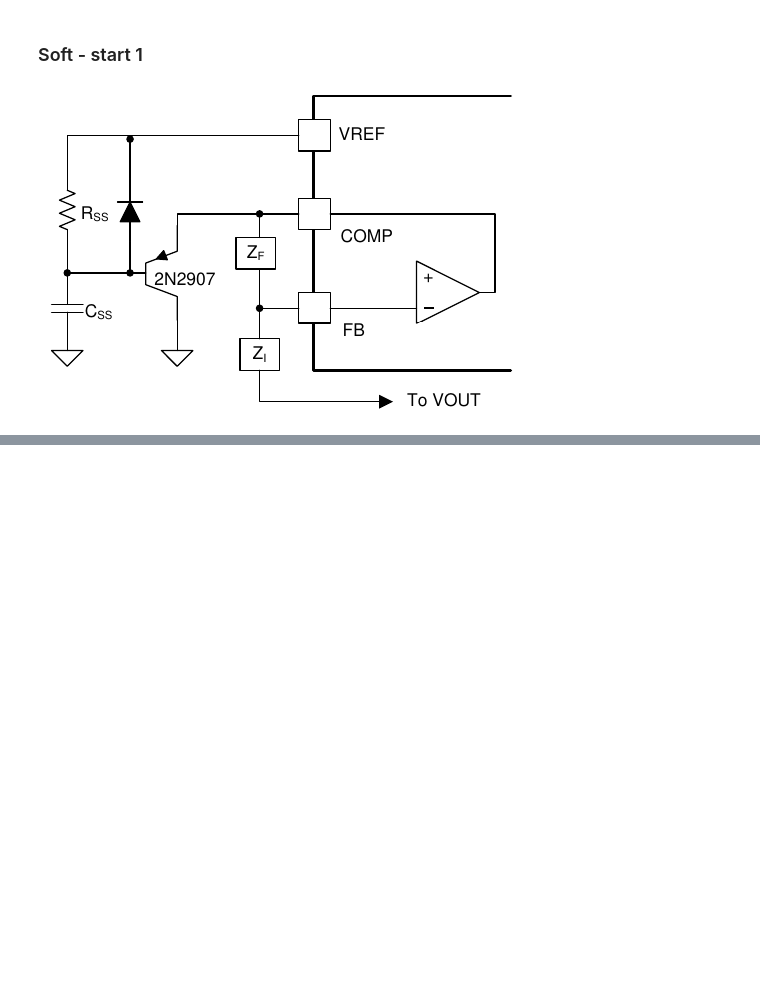
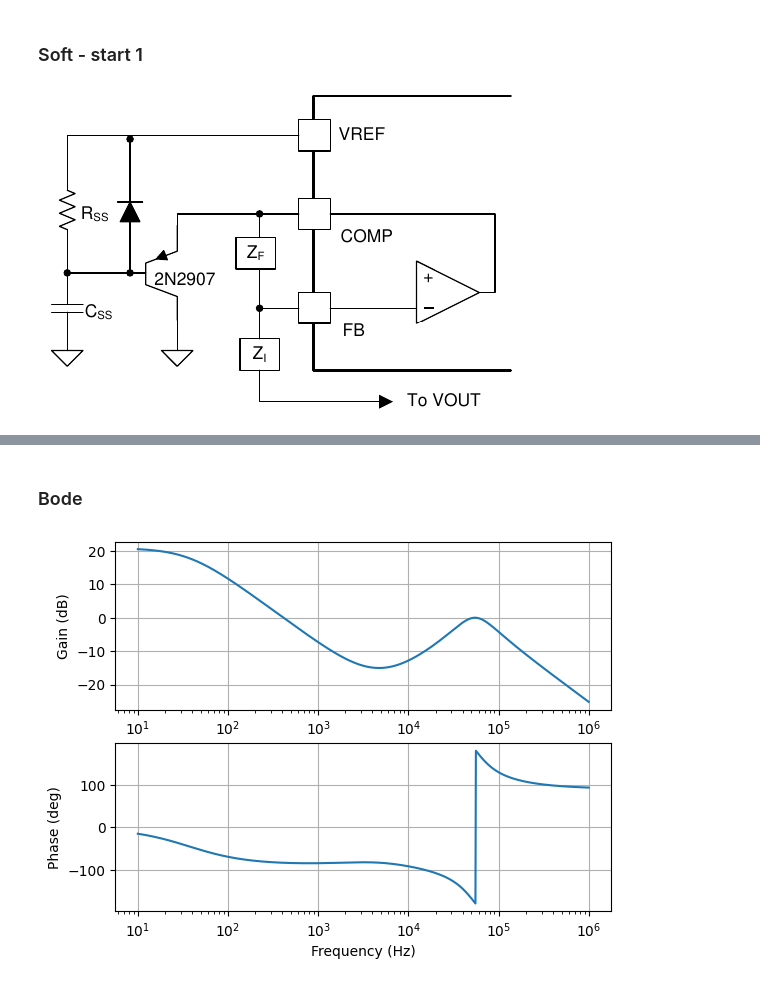
Before and after one commit to juamorenogo/DCSource_DIY, a Jupyter notebook: Electronic-design/Stage-by-stage-design/00_DC-DC_Converter/PSIM-simulation/Elements_calculator.ipynb, the cells around one changed output, grey strips where cells are left out. Saved outputs shown, nothing was run; the diff lists cells and outputs as text; code cells hidden in the pictures; blank space fills up the shorter version.

Commit message:
Python-calcs2

```diff
--- a/Electronic-design/Stage-by-stage-design/00_DC-DC_Converter/PSIM-simulation/Elements_calculator.ipynb
+++ b/Electronic-design/Stage-by-stage-design/00_DC-DC_Converter/PSIM-simulation/Elements_calculator.ipynb
@@ -257,0 +574,20 @@ Estimated Startup Time: 54.99 ms
+# %%
+# Duty cycle (Ecuación 20)
+def calc_D(Nps, Vout, Vbulk_min):
+    return (Nps * Vout) / (Vbulk_min + (Nps * Vout))
+
+
+# Parámetro M (Ecuación 22)
+def calc_M(Vout, Nps, Vbulk_min):
+    return (Vout * Nps) / Vbulk_min
+
+
+# Tau_L (Ecuación 21)
+def calc_tau_L(Lp, fsw, Rout, Nps):
+    return (2 * Lp * fsw) / (Rout * (Nps**2))
+
+
+# Ganancia DC (Ecuación 19)
+def calc_G0(Rout, Nps, Rcs, Acs, D, tau_L, M):
+    denominator = ((1 - D)**2) / tau_L + (2 * M) + 1
+    return (Rout * Nps) / (Rcs * Acs) * (1 / denominator)
@@ -257,0 +623,59 @@ Estimated Startup Time: 54.99 ms
+# %% [markdown]
+### Bode
+# %%
+import matplotlib.pyplot as plt
+
+# =========================
+# Transfer function
+# =========================
+def H_open(f, G0, f_p1, f_p2, f_rhpz, f_esr, Qp):
+    w = 2 * np.pi * f
+
+    wp1 = 2 * np.pi * f_p1
+    wp2 = 2 * np.pi * f_p2
+    wrhpz = 2 * np.pi * f_rhpz
+    wesr = 2 * np.pi * f_esr
+
+    s = 1j * w
+
+    num = (1 + s / wesr) * (1 - s / wrhpz)
+    den1 = (1 + s / wp1)
+    den2 = (1 + s / (wp2 * Qp) + (s / wp2)**2)
+
+    return G0 * num / (den1 * den2)
+
+
+# =========================
+# Frecuencia
+# =========================
+f = np.logspace(1, 6, 1000)  # 10 Hz → 1 MHz
+
+# =========================
+# Evalúa la planta
+# =========================
+H = H_open(f, G0, f_p1, f_p2, f_rhpz, f_zero_cout, Qp)
+
+gain = 20 * np.log10(np.abs(H))
+phase = np.angle(H, deg=True)
+
+# =========================
+# Plot Bode
+# =========================
+plt.figure()
+
+# Ganancia
+plt.subplot(2,1,1)
+plt.semilogx(f, gain)
+plt.ylabel("Gain (dB)")
+plt.grid(True)
+
+# Fase
+plt.subplot(2,1,2)
+plt.semilogx(f, phase)
+plt.ylabel("Phase (deg)")
+plt.xlabel("Frequency (Hz)")
+plt.grid(True)
+
+plt.show()
+# %% [output]
+[figure, added]
```
Also changed, not shown: parts of 30 cells of this notebook, 3 other files.
